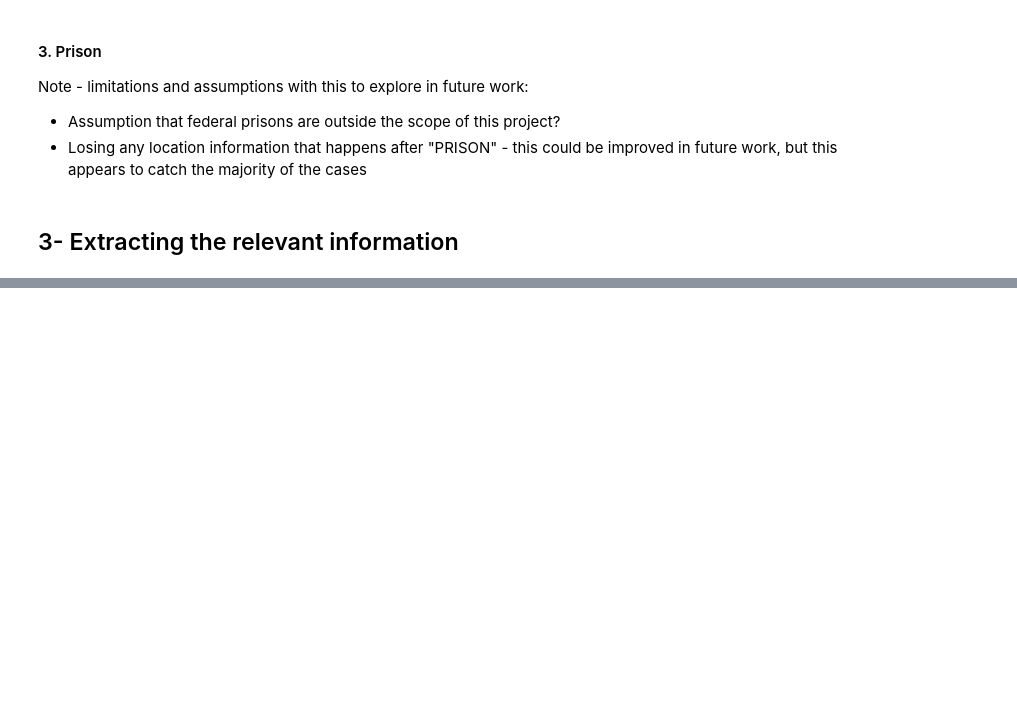
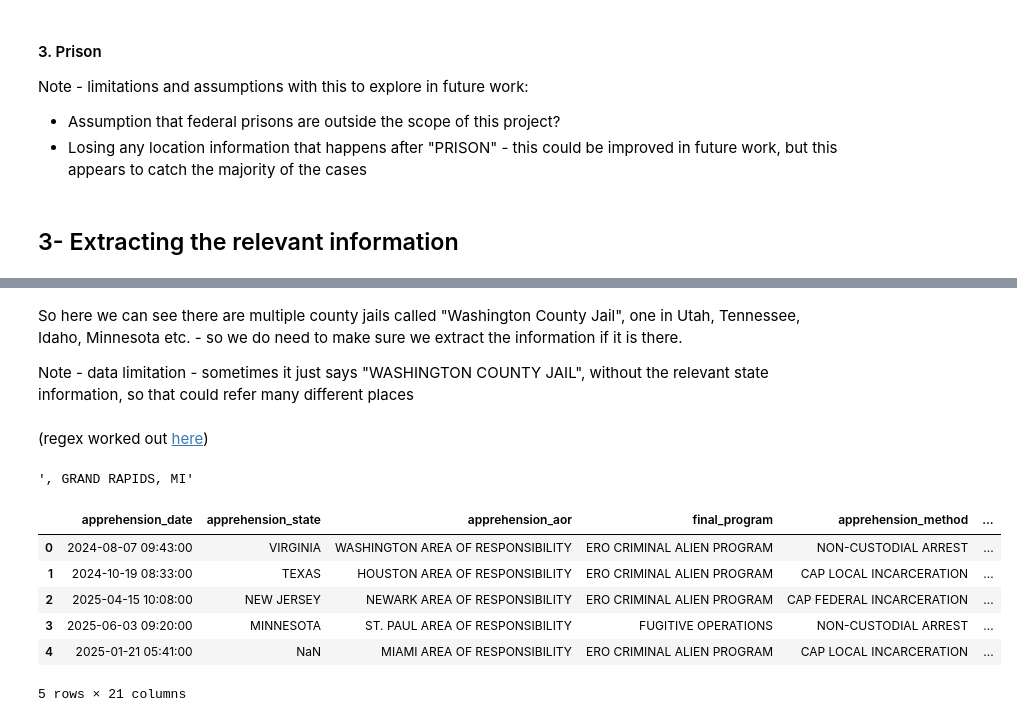
Before and after one commit to ceilingloft/lr_assingment_ice, a Jupyter notebook: task_notebooks/task-2_data_wrangling.ipynb, the cells around one changed output, grey strips where cells are left out. Saved outputs shown, nothing was run; the diff lists cells and outputs as text; code cells hidden in the pictures; blank space fills up the shorter version.

```diff
--- a/task_notebooks/task-2_data_wrangling.ipynb
+++ b/task_notebooks/task-2_data_wrangling.ipynb
@@ -266,0 +271,4 @@ arrests_df
+# %% [markdown]
+So here we can see there are multiple county jails called "Washington County Jail", one in Utah, Tennessee, Idaho, Minnesota etc. - so we do need to make sure we extract the information if it is there.
+
+Note - data limitation - sometimes it just says "WASHINGTON COUNTY JAIL", without the relevant state information, so that could refer many different places
@@ -266,0 +277,6 @@ arrests_df
+# %% [markdown]
+(regex worked out [here](https://regex101.com/r/RTktg8/1))
+# %%
+re.search(city_state_expression, 'KENT COUNTY JAIL, GRAND RAPIDS, MI').group(0)
+# %% [output]
+', GRAND RAPIDS, MI'
@@ -266,0 +288,10 @@ arrests_df
+# %%
+arrests_df.head()
+# %% [output]
+|  | apprehension_date | apprehension_state | apprehension_aor | final_program | apprehension_method | ... |
+| 0 | 2024-08-07 09:43:00 | VIRGINIA | WASHINGTON AREA OF RESPONSIBILITY | ERO CRIMINAL ALIEN PROGRAM | NON-CUSTODIAL ARREST | ... |
+| 1 | 2024-10-19 08:33:00 | TEXAS | HOUSTON AREA OF RESPONSIBILITY | ERO CRIMINAL ALIEN PROGRAM | CAP LOCAL INCARCERATION | ... |
+| 2 | 2025-04-15 10:08:00 | NEW JERSEY | NEWARK AREA OF RESPONSIBILITY | ERO CRIMINAL ALIEN PROGRAM | CAP FEDERAL INCARCERATION | ... |
+| 3 | 2025-06-03 09:20:00 | MINNESOTA | ST. PAUL AREA OF RESPONSIBILITY | FUGITIVE OPERATIONS | NON-CUSTODIAL ARREST | ... |
+| 4 | 2025-01-21 05:41:00 | NaN | MIAMI AREA OF RESPONSIBILITY | ERO CRIMINAL ALIEN PROGRAM | CAP LOCAL INCARCERATION | ... |
+5 rows × 21 columns
```
Also changed, not shown: parts of 23 cells of this notebook, 4 other files.
